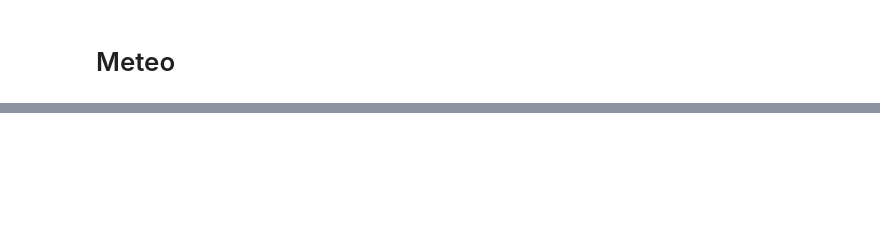
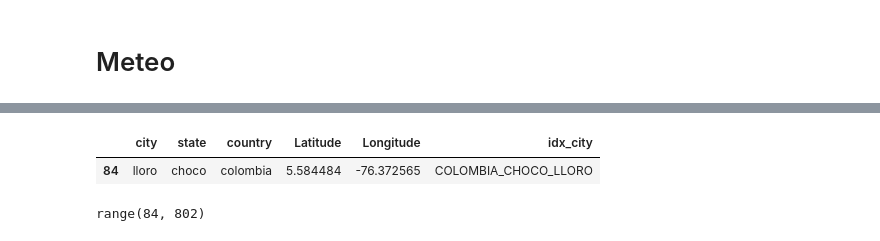
Before and after one commit to danielgvb/thesis, a Jupyter notebook: Data/10.5_Geolocation_Meteo_dengue.ipynb, the cells around one changed output, grey strips where cells are left out. Cells and saved outputs as stored; diff of their text form; code cells hidden in the pictures; blank space fills up the shorter version.

```diff
--- a/Data/10.5_Geolocation_Meteo_dengue.ipynb
+++ b/Data/10.5_Geolocation_Meteo_dengue.ipynb
@@ -46,9 +59,10 @@ def clean_text(text):
     return text.strip()
 
 # Apply to relevant columns
-df['City'] = df['City'].apply(clean_text)
-df['Departamento'] = df['Departamento'].apply(clean_text)
-df['Country'] = df['Country'].apply(clean_text)
+# Apply to relevant columns
+df['country'] = df['country'].apply(clean_text)
+df['state'] = df['state'].apply(clean_text)
+df['city'] = df['city'].apply(clean_text)
 
 # Optional: remove duplicate cities (if any)
-df.drop_duplicates(subset=['City', 'Departamento', 'Country'], inplace=True)
+df.drop_duplicates(subset=['city', 'state', 'country'], inplace=True)
@@ -132,0 +100,4 @@ cities_df
+# %%
+cities_df = df[['city', 'state', 'country', 'Latitude', 'Longitude', 'idx_city']].copy().drop_duplicates().reset_index(drop=True)
+# %%
+cities_df.dropna(subset = ['Latitude', 'Longitude'], inplace=True)
@@ -142 +134,12 @@ if not os.path.exists('meteo_colombia/cities/'):
+# %%
+cities_df.reset_index(drop=True, inplace=True)
+# %%
+cities_df[84:85]
+# %% [output]
+|  | city | state | country | Latitude | Longitude | idx_city |
+| 84 | lloro | choco | colombia | 5.584484 | -76.372565 | COLOMBIA_CHOCO_LLORO |
+# %%
+range(84,len(cities_df))
+# %% [output]
+range(84, 802)
 # %%
```
Also changed, not shown: parts of 17 cells of this notebook, 8 other files.
